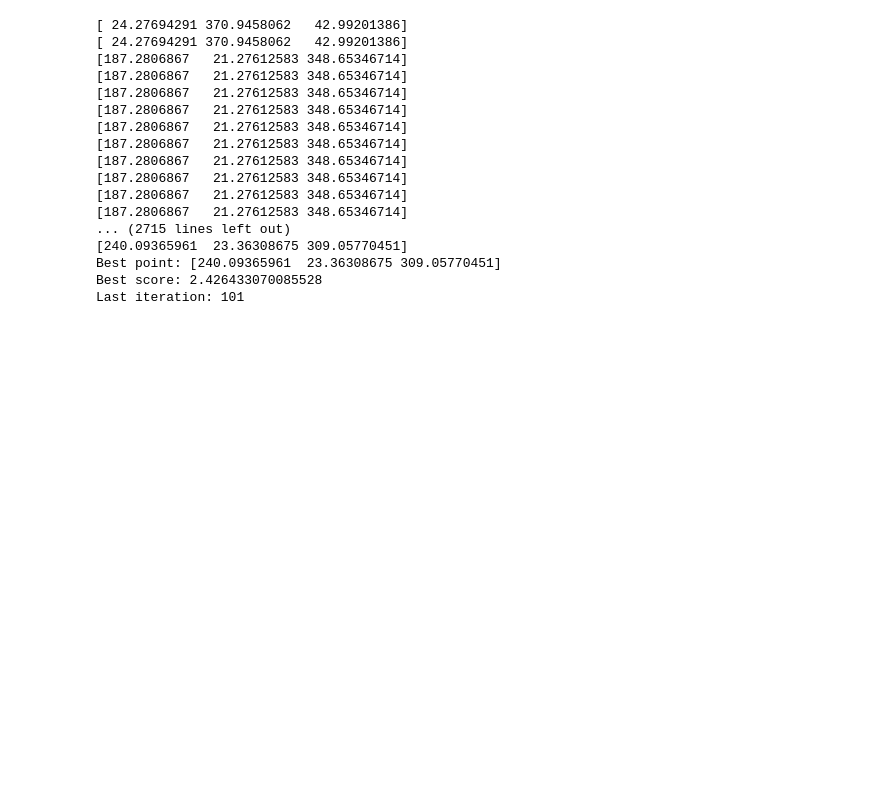
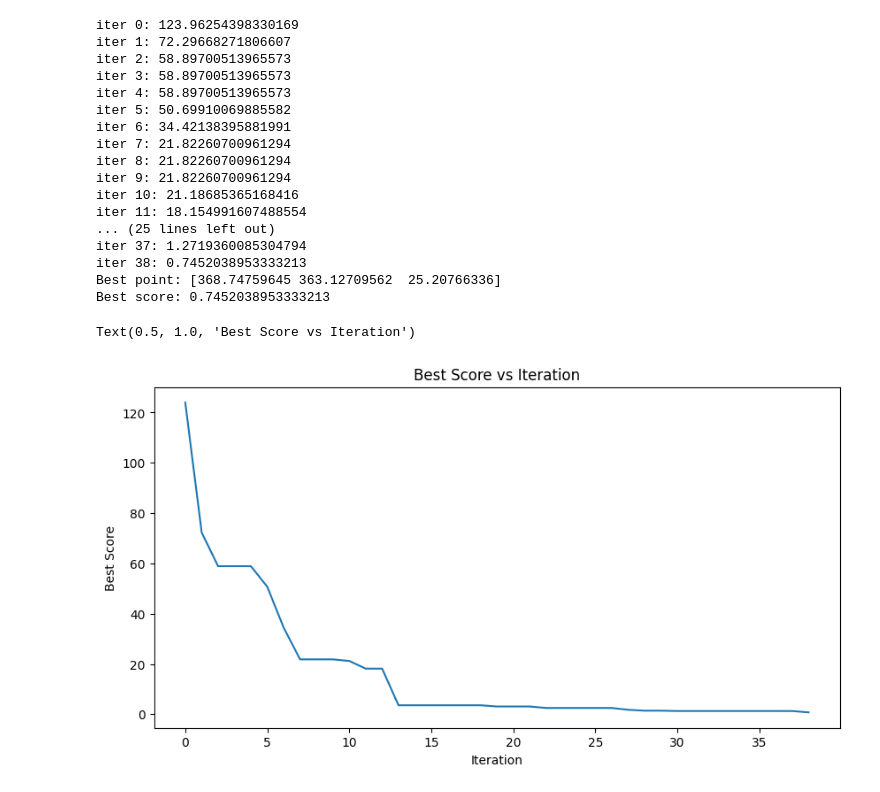
Before and after one commit to OmerTurk1/ML-From-Scratch, a Jupyter notebook: GeneticAlgorithm.ipynb, the cells around one changed output. Drawn from its saved outputs; the diff is of its cells as text; code cells hidden in the pictures; blank space fills up the shorter version.

```diff
--- a/GeneticAlgorithm.ipynb
+++ b/GeneticAlgorithm.ipynb
@@ -37,28 +37,34 @@ class GeneticAlgorithm:
 
     best_point, best_score = None, np.inf
 
-    while best_score >= self.termination_value and iter_count <= self.max_iter:
+    history = {}
+    while best_score >= self.termination_value and iter_count < self.max_iter:
       points = sorted(points, key=lambda x: self.fitness_function(x))
       best_point = points[0]
       best_score = self.fitness_function(best_point)
       best_points = points[:self.selection_amount]
+      history[iter_count] = {
+          "best_point": best_point,
+          "best_score": best_score,
+          "points": points
+      }
+      print(f"iter {iter_count}: {best_score}")
 
       new_kids = []
-      for i in range(self.selection_amount):
+      num_kids_to_create = self.population_size - self.selection_amount
+      for i in range(num_kids_to_create):
           indices = np.random.choice(len(best_points), size=2, replace=False)
           p_a, p_b = best_points[indices[0]], best_points[indices[1]]
 
           new_kid = (p_a + p_b) / 2
           mutation = np.random.random() < self.mutation_possibility
           if mutation:
-              new_kid[0] += np.random.uniform(-1,1) * self.mutation_ratio * self.map_size
-              new_kid[1] += np.random.uniform(-1,1) * self.mutation_ratio * self.map_size
-              new_kid[2] += np.random.uniform(-1,1) * self.mutation_ratio * self.map_size
+              new_kid += np.random.uniform(-1, 1, size=self.point_size) * self.mutation_ratio * self.map_size
           new_kids.append(new_kid)
 
       points = new_kids + best_points
       iter_count += 1
 
-    return best_point, best_score, iter_count
+    return best_point, best_score, history
 # %%
 target_point = (np.random.random(size=3) * 400).round(5)
@@ -70,33 +76,46 @@ model = GeneticAlgorithm(
     point_size = 3,
     map_size = 400,
     fitness_function = lambda x: np.linalg.norm(x - target_point),
-    population_size = 50,
-    selection_ratio = 0.5,
-    mutation_possibility = 0.1,
-    mutation_ratio = 0.1,
-    max_iter = 100,
+    population_size = 150,
+    selection_ratio = 0.7,
+    mutation_possibility = 0.5,
+    mutation_ratio = 0.3,
+    max_iter = 1000,
     termination_value = 1
 )
 # %%
-best_point, best_score, last_iter = model.optimize()
+best_point, best_score, history = model.optimize()
 print(f"Best point: {best_point}")
 print(f"Best score: {best_score}")
-print(f"Last iteration: {last_iter}")
 # %% [output]
-[ 24.27694291 370.9458062   42.99201386]
-[ 24.27694291 370.9458062   42.99201386]
-[187.2806867   21.27612583 348.65346714]
-[187.2806867   21.27612583 348.65346714]
-[187.2806867   21.27612583 348.65346714]
-[187.2806867   21.27612583 348.65346714]
-[187.2806867   21.27612583 348.65346714]
-[187.2806867   21.27612583 348.65346714]
-[187.2806867   21.27612583 348.65346714]
-[187.2806867   21.27612583 348.65346714]
-[187.2806867   21.27612583 348.65346714]
-[187.2806867   21.27612583 348.65346714]
-... (2715 lines left out)
-[240.09365961  23.36308675 309.05770451]
-Best point: [240.09365961  23.36308675 309.05770451]
-Best score: 2.426433070085528
-Last iteration: 101
+iter 0: 123.96254398330169
+iter 1: 72.29668271806607
+iter 2: 58.89700513965573
+iter 3: 58.89700513965573
+iter 4: 58.89700513965573
+iter 5: 50.69910069885582
+iter 6: 34.42138395881991
+iter 7: 21.82260700961294
+iter 8: 21.82260700961294
+iter 9: 21.82260700961294
+iter 10: 21.18685365168416
+iter 11: 18.154991607488554
+... (25 lines left out)
+iter 37: 1.2719360085304794
+iter 38: 0.7452038953333213
+Best point: [368.74759645 363.12709562  25.20766336]
+Best score: 0.7452038953333213
+# %%
+iters, best_scores = [], []
+for key, value in history.items():
+  iters.append(key)
+  best_scores.append(value["best_score"])
+# %%
+plt.figure(figsize=(10, 5))
+plt.plot(iters,best_scores)
+plt.xlabel("Iteration")
+plt.ylabel("Best Score")
+plt.title("Best Score vs Iteration")
+# %% [output]
+Text(0.5, 1.0, 'Best Score vs Iteration')
+[figure, added]
```
Also changed, not shown: parts of 3 cells of this notebook.
